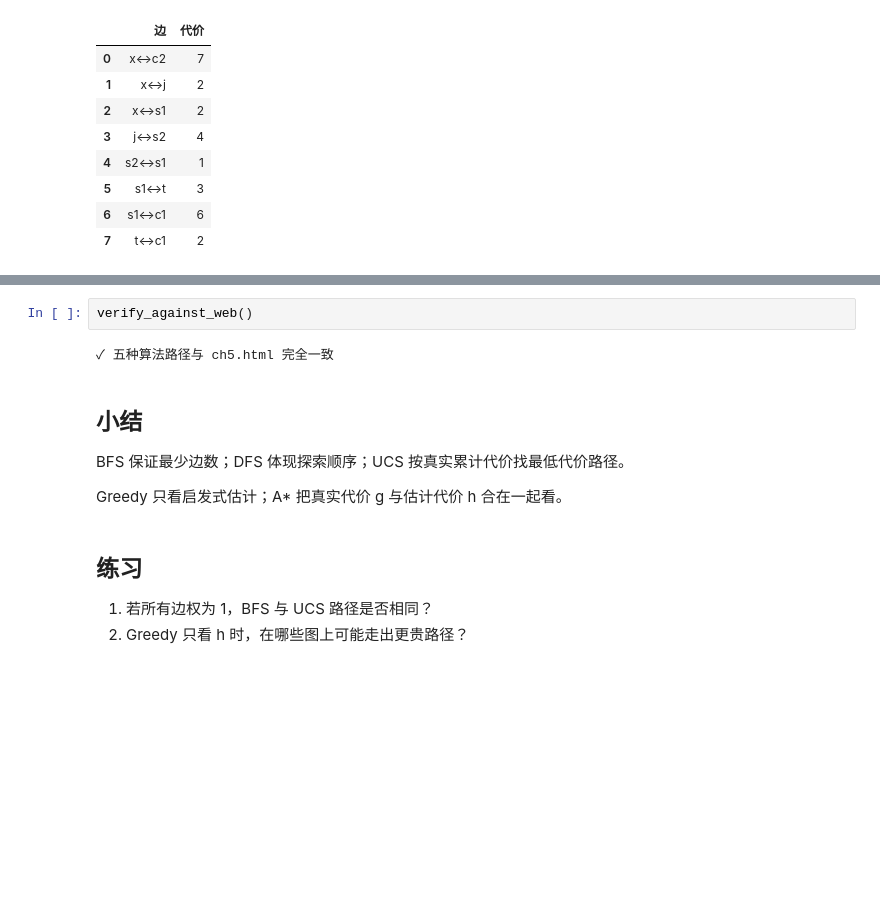
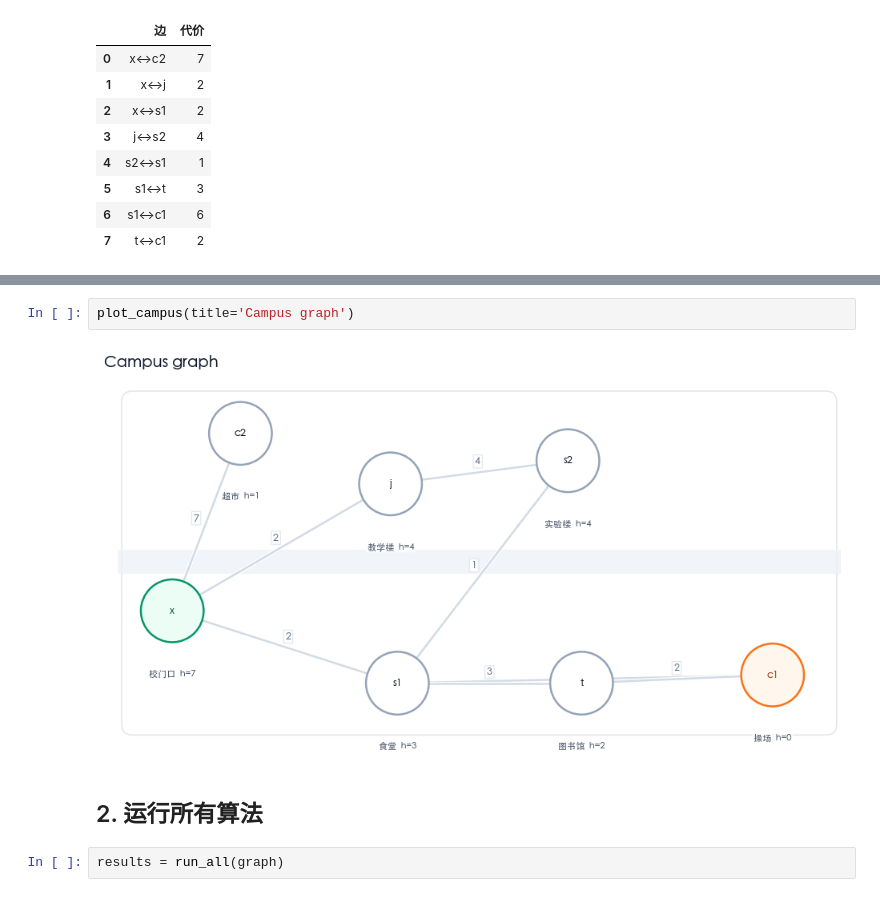
Before and after one commit to zhesun-0209/ai-thinking-labs, a Jupyter notebook: notebooks/ch05_campus_search.ipynb, the cells around one changed output, grey strips where cells are left out. Saved outputs shown, nothing was run; the diff lists cells and outputs as text; blank space fills up the shorter version.

Commit message:
Simplify campus search notebook

```diff
--- a/notebooks/ch05_campus_search.ipynb
+++ b/notebooks/ch05_campus_search.ipynb
@@ -304,15 +61,8 @@ plot_all_paths()
-# %%
-verify_against_web()
-# %% [output]
-✓ 五种算法路径与 ch5.html 完全一致
-# %% [markdown]
-## 小结
-
-BFS 保证最少边数；DFS 体现探索顺序；UCS 按真实累计代价找最低代价路径。
-
-Greedy 只看启发式估计；A* 把真实代价 g 与估计代价 h 合在一起看。
-# %% [markdown]
-## 练习
-
-1. 若所有边权为 1，BFS 与 UCS 路径是否相同？
-2. Greedy 只看 h 时，在哪些图上可能走出更贵路径？
+# %%
+plot_campus(title='Campus graph')
+# %% [output]
+[figure, added]
+# %% [markdown]
+## 2. 运行所有算法
+# %%
+results = run_all(graph)
```
Also changed, not shown: parts of 65 cells of this notebook, 2 other files.
